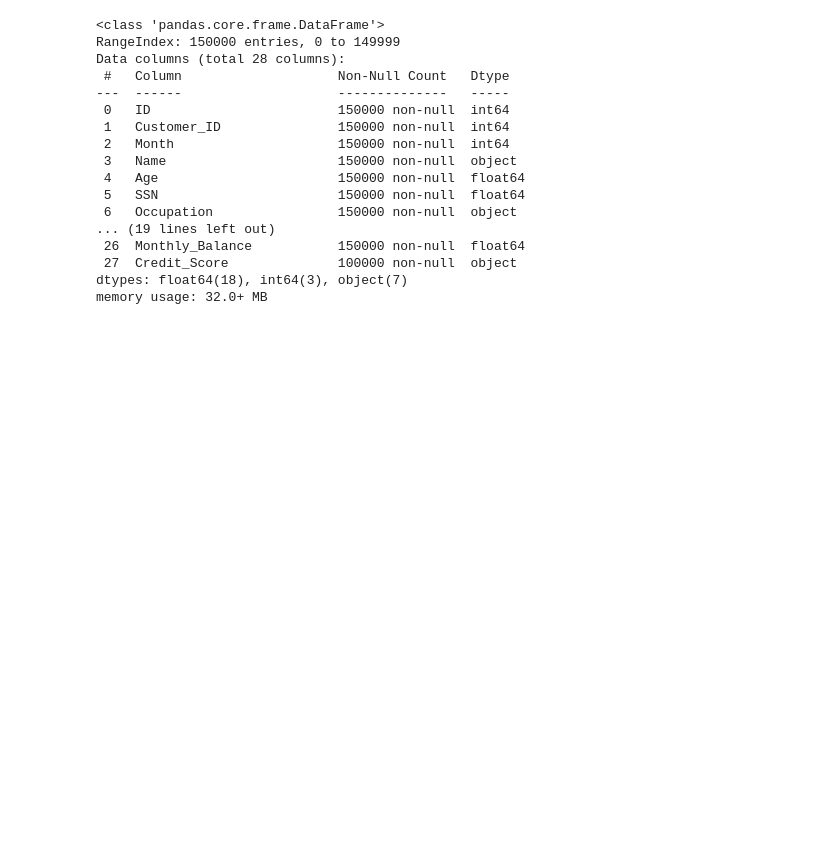
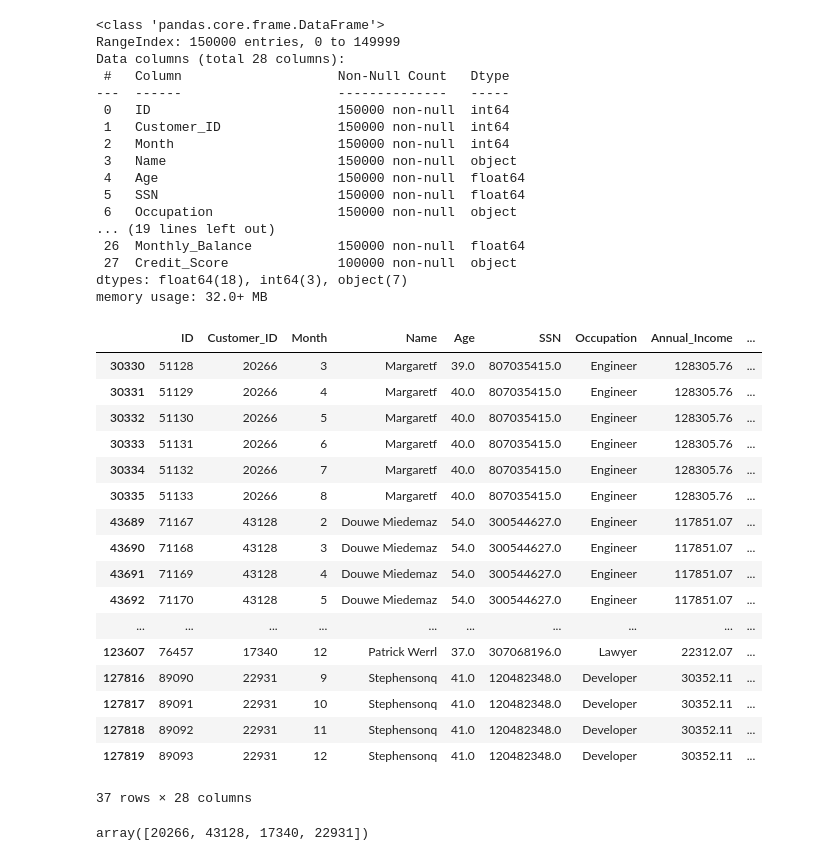
Before and after one commit to masanbasa3k/Credit_Score_ML_Project, a Jupyter notebook: Credit_Score_EDA.ipynb, the cells around one changed output. Drawn from its saved outputs; the diff is of its cells as text; code cells hidden in the pictures; blank space fills up the shorter version.

Commit message:
Update Credit_Score_EDA.ipynb
Data Cleaning is finished

```diff
--- a/Credit_Score_EDA.ipynb
+++ b/Credit_Score_EDA.ipynb
@@ -1430,3 +1430,30 @@ memory usage: 32.0+ MB
 # %%
 # Saving the clean data
 df.to_csv("clean_credit_score_data.csv", index=False)
+# %%
+df = pd.read_csv('/Users/beyazituysal/Documents/PythonProjects/MLalgorithm/classifications/clean_credit_score_data.csv', low_memory=False)
+# %%
+df[df['Num_Bank_Accounts']<0]
+# %% [output]
+|  | ID | Customer_ID | Month | Name | Age | SSN | Occupation | Annual_Income | ... |
+| 30330 | 51128 | 20266 | 3 | Margaretf | 39.0 | 807035415.0 | Engineer | 128305.76 | ... |
+| 30331 | 51129 | 20266 | 4 | Margaretf | 40.0 | 807035415.0 | Engineer | 128305.76 | ... |
+| 30332 | 51130 | 20266 | 5 | Margaretf | 40.0 | 807035415.0 | Engineer | 128305.76 | ... |
+| 30333 | 51131 | 20266 | 6 | Margaretf | 40.0 | 807035415.0 | Engineer | 128305.76 | ... |
+| 30334 | 51132 | 20266 | 7 | Margaretf | 40.0 | 807035415.0 | Engineer | 128305.76 | ... |
+| 30335 | 51133 | 20266 | 8 | Margaretf | 40.0 | 807035415.0 | Engineer | 128305.76 | ... |
+| 43689 | 71167 | 43128 | 2 | Douwe Miedemaz | 54.0 | 300544627.0 | Engineer | 117851.07 | ... |
+| 43690 | 71168 | 43128 | 3 | Douwe Miedemaz | 54.0 | 300544627.0 | Engineer | 117851.07 | ... |
+| 43691 | 71169 | 43128 | 4 | Douwe Miedemaz | 54.0 | 300544627.0 | Engineer | 117851.07 | ... |
+| 43692 | 71170 | 43128 | 5 | Douwe Miedemaz | 54.0 | 300544627.0 | Engineer | 117851.07 | ... |
+| ... | ... | ... | ... | ... | ... | ... | ... | ... | ... |
+| 123607 | 76457 | 17340 | 12 | Patrick Werrl | 37.0 | 307068196.0 | Lawyer | 22312.07 | ... |
+| 127816 | 89090 | 22931 | 9 | Stephensonq | 41.0 | 120482348.0 | Developer | 30352.11 | ... |
+| 127817 | 89091 | 22931 | 10 | Stephensonq | 41.0 | 120482348.0 | Developer | 30352.11 | ... |
+| 127818 | 89092 | 22931 | 11 | Stephensonq | 41.0 | 120482348.0 | Developer | 30352.11 | ... |
+| 127819 | 89093 | 22931 | 12 | Stephensonq | 41.0 | 120482348.0 | Developer | 30352.11 | ... |
+37 rows × 28 columns
+# %%
+df[df['Num_Bank_Accounts']<0]['Customer_ID'].unique()
+# %% [output]
+array([20266, 43128, 17340, 22931])
```
Also changed, not shown: parts of 23 cells of this notebook.
